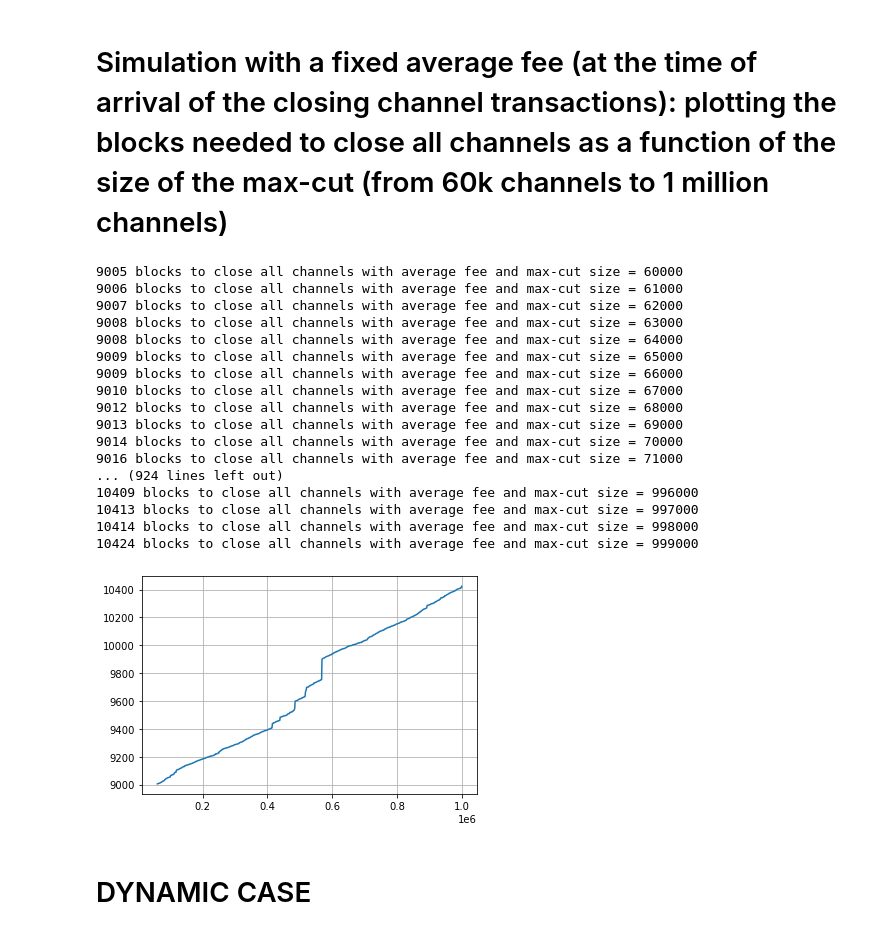
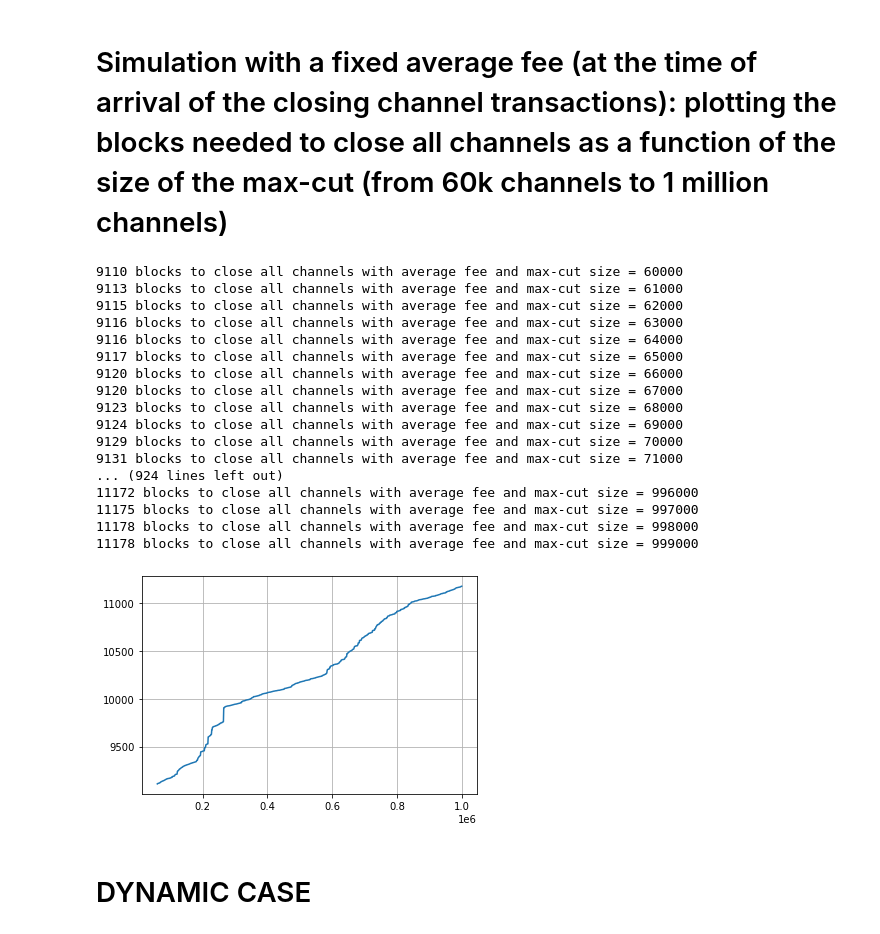
Before and after one commit to CosimoSguanci/Mass-Exit-Attacks-on-LN, a Jupyter notebook: ZombieAttackSimulation.ipynb, the cells around one changed output. Saved outputs shown, nothing was run; the diff lists cells and outputs as text; code cells hidden in the pictures.

```diff
--- a/ZombieAttackSimulation.ipynb
+++ b/ZombieAttackSimulation.ipynb
@@ -195,15 +224,15 @@ ax.grid(True)
 
 needed_blocks = [] # number of blocks needed to close all the zombie channels
 
-k = 0
+i = 0
 
-while(k < len(fee_ranges)):
-    blocks_to_close_all_channels = LN_CLOSING_CHANNEL_DELAY + simulate(mempool_data, k, INITIAL_NUM_ZOMBIE_CHANNELS)
+while(i < len(fee_ranges)):
+    blocks_to_close_all_channels = LN_CLOSING_CHANNEL_DELAY + simulate(mempool_data, blocks_data, 497928, i, INITIAL_NUM_ZOMBIE_CHANNELS)
 
-    print(blocks_to_close_all_channels, "blocks to close all channels with fee =", fee_ranges[k])
+    print(blocks_to_close_all_channels, "blocks to close all channels with fee =", fee_ranges[i])
 
     needed_blocks.append(blocks_to_close_all_channels)
-    k += 1
+    i += 1
 
 plt.plot(fee_ranges, needed_blocks)
 plt.show()
@@ -245,7 +274,7 @@ for alpha in alphas:
     if(fee_index_in_ranges >= len(fee_ranges) - 1):
        fee_index_in_ranges = len(fee_ranges) - 1
 
-    blocks_to_close_all_channels = LN_CLOSING_CHANNEL_DELAY + simulate(mempool_data, fee_index_in_ranges, INITIAL_NUM_ZOMBIE_CHANNELS)
+    blocks_to_close_all_channels = LN_CLOSING_CHANNEL_DELAY + simulate(mempool_data, blocks_data, 497928, fee_index_in_ranges, INITIAL_NUM_ZOMBIE_CHANNELS)
 
     print(blocks_to_close_all_channels, "blocks to close all channels with alpha =", alpha)
 
@@ -339,60 +349,41 @@ plt.show()
 # %%
 fig, ax = plt.subplots()
 ax.grid(True)
 
 fee_ranges = [ 0, 1, 2, 3, 4, 5, 6, 7, 8, 10, 12, 14, 17, 20, 25, 30, 40, 50, 60, 70, 80, 100, 120, 140, 170, 200, 250, 300, 400, 500, 600, 700, 800, 1000, 1200, 1400, 1700, 2000, 2500, 3000, 4000, 5000, 6000, 7000, 8000, 10000 ]
 needed_blocks = []
 
-tx_count_per_fee_level = mempool_data[0][1]
-total_tx_count = sum(tx_count_per_fee_level)
+average_index = get_average_index_fee(mempool_data[0])
 
-acc = 0
-i = 0
-for c in tx_count_per_fee_level:
-    acc = acc + (fee_ranges[i] * c)
-    i = i + 1
+for zombie_channels in range(INITIAL_NUM_ZOMBIE_CHANNELS, 1000000, 1000):
 
-avg_fee = round(acc/total_tx_count)
-
-average_index = 0
-
-i = 1
-
-while i < len(fee_ranges):
-    if fee_ranges[i-1] <= avg_fee and avg_fee <= fee_ranges[i]:
-        average_index = i
-        break
-    i = i + 1
-
-for zombie_channels in range(60000, 1000000, 1000):
-
-    blocks_to_close_all_channels = LN_CLOSING_CHANNEL_DELAY + simulate(mempool_data, average_index, zombie_channels)
+    blocks_to_close_all_channels = LN_CLOSING_CHANNEL_DELAY + simulate(mempool_data, blocks_data, 497928, average_index, zombie_channels)
 
     print(blocks_to_close_all_channels, "blocks to close all channels with average fee and max-cut size =", zombie_channels)
 
     needed_blocks.append(blocks_to_close_all_channels)
 
-plt.plot(range(60000, 1000000, 1000), needed_blocks)
+plt.plot(range(INITIAL_NUM_ZOMBIE_CHANNELS, 1000000, 1000), needed_blocks)
 plt.show()
 # %% [output]
-9005 blocks to close all channels with average fee and max-cut size = 60000
-9006 blocks to close all channels with average fee and max-cut size = 61000
-9007 blocks to close all channels with average fee and max-cut size = 62000
-9008 blocks to close all channels with average fee and max-cut size = 63000
-9008 blocks to close all channels with average fee and max-cut size = 64000
-9009 blocks to close all channels with average fee and max-cut size = 65000
-9009 blocks to close all channels with average fee and max-cut size = 66000
-9010 blocks to close all channels with average fee and max-cut size = 67000
-9012 blocks to close all channels with average fee and max-cut size = 68000
-9013 blocks to close all channels with average fee and max-cut size = 69000
-9014 blocks to close all channels with average fee and max-cut size = 70000
-9016 blocks to close all channels with average fee and max-cut size = 71000
+9110 blocks to close all channels with average fee and max-cut size = 60000
+9113 blocks to close all channels with average fee and max-cut size = 61000
+9115 blocks to close all channels with average fee and max-cut size = 62000
+9116 blocks to close all channels with average fee and max-cut size = 63000
+9116 blocks to close all channels with average fee and max-cut size = 64000
+9117 blocks to close all channels with average fee and max-cut size = 65000
+9120 blocks to close all channels with average fee and max-cut size = 66000
+9120 blocks to close all channels with average fee and max-cut size = 67000
+9123 blocks to close all channels with average fee and max-cut size = 68000
+9124 blocks to close all channels with average fee and max-cut size = 69000
+9129 blocks to close all channels with average fee and max-cut size = 70000
+9131 blocks to close all channels with average fee and max-cut size = 71000
 ... (924 lines left out)
-10409 blocks to close all channels with average fee and max-cut size = 996000
-10413 blocks to close all channels with average fee and max-cut size = 997000
-10414 blocks to close all channels with average fee and max-cut size = 998000
-10424 blocks to close all channels with average fee and max-cut size = 999000
+11172 blocks to close all channels with average fee and max-cut size = 996000
+11175 blocks to close all channels with average fee and max-cut size = 997000
+11178 blocks to close all channels with average fee and max-cut size = 998000
+11178 blocks to close all channels with average fee and max-cut size = 999000
-[figure, old version]
+[figure, new version]
 # %% [markdown]
 # DYNAMIC CASE
 # %% [markdown]
```
Also changed, not shown: parts of 10 cells of this notebook.
